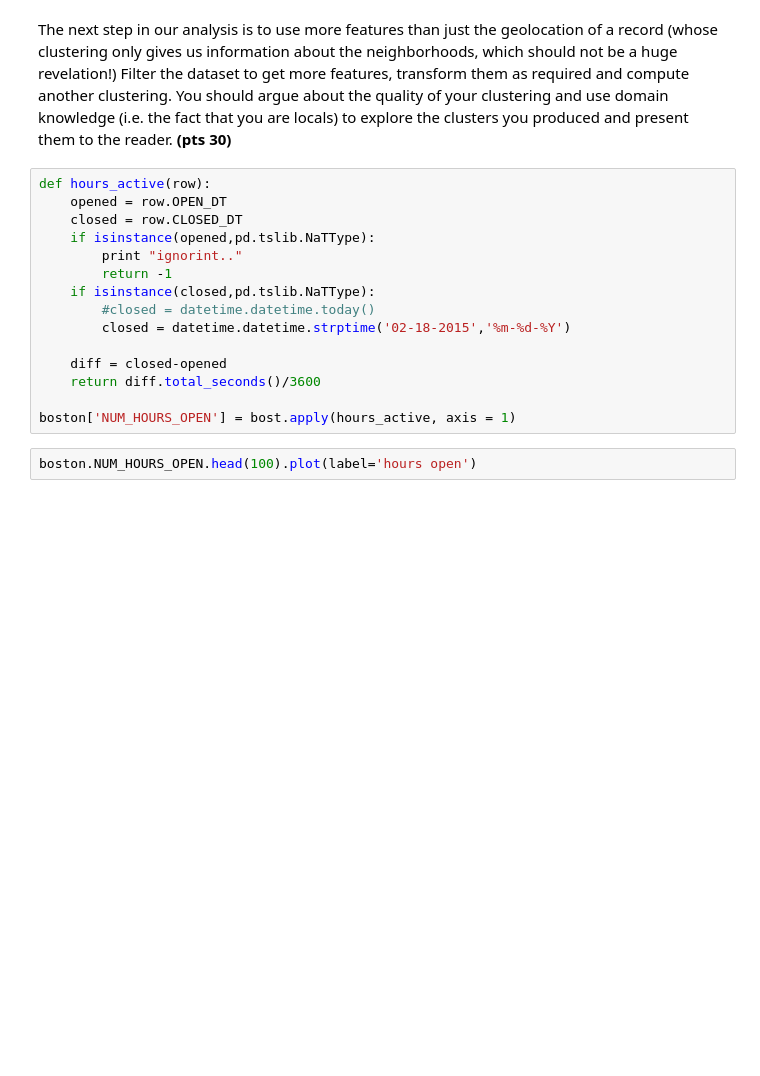
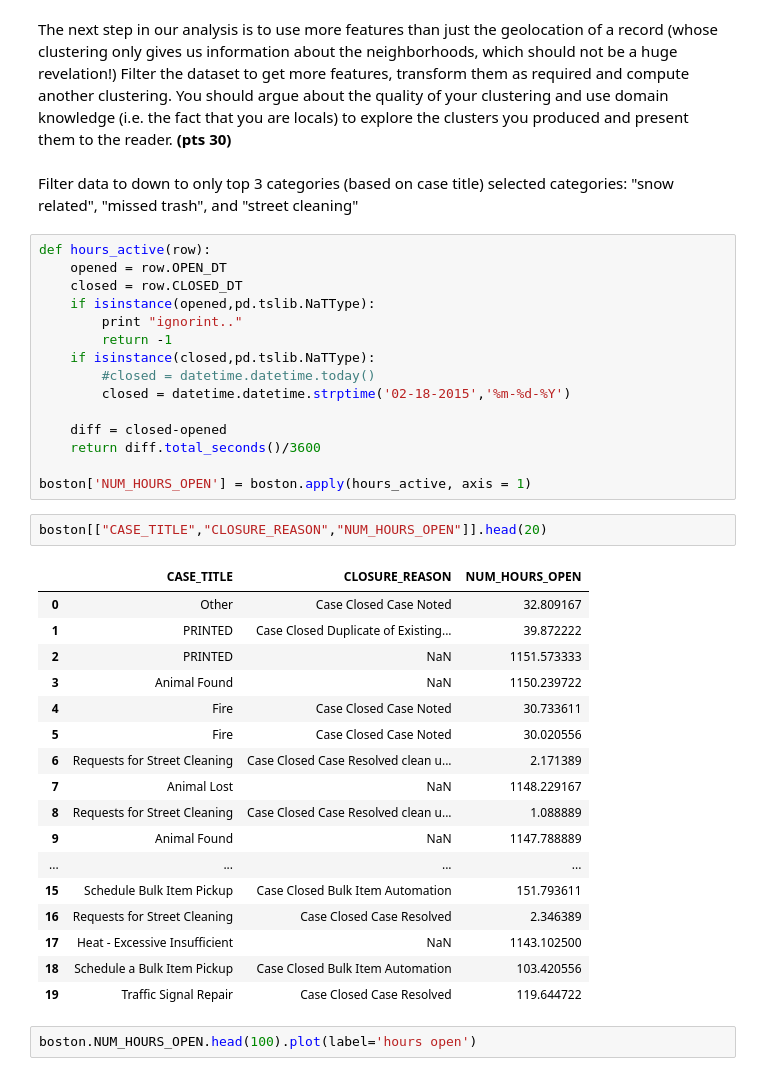
Before and after one commit to mwenda11/spring-2015-homeworks, a Jupyter notebook: submissions/Homework-3/3.Clustering.ipynb, the cells around one changed output. Saved outputs shown, nothing was run; the diff lists cells and outputs as text; blank space fills up the shorter version.

```diff
--- a/submissions/Homework-3/3.Clustering.ipynb
+++ b/submissions/Homework-3/3.Clustering.ipynb
@@ -136,6 +134,9 @@ plt.plot(scaled_gloc[labels==11,0],scaled_gloc[labels==11,1],color='#ff0066',mar
 ## Step 2. Using multiple features
 # %% [markdown]
 The next step in our analysis is to use more features than just the geolocation of a record (whose clustering only gives us information about the neighborhoods, which should not be a huge revelation!) Filter the dataset to get more features, transform them as required and compute another clustering. You should argue about the quality of your clustering and use domain knowledge (i.e. the fact that you are locals) to explore the clusters you produced and present them to the reader. **(pts 30)**
+# %% [markdown]
+Filter data to down to only top 3 categories (based on case title)
+selected categories: "snow related", "missed trash", and "street cleaning"
 # %%
 def hours_active(row):
     opened = row.OPEN_DT
@@ -150,7 +151,27 @@ def hours_active(row):
     diff = closed-opened
     return diff.total_seconds()/3600
 
-boston['NUM_HOURS_OPEN'] = bost.apply(hours_active, axis = 1)
+boston['NUM_HOURS_OPEN'] = boston.apply(hours_active, axis = 1)
+# %%
+boston[["CASE_TITLE","CLOSURE_REASON","NUM_HOURS_OPEN"]].head(20)
+# %% [output]
+|  | CASE_TITLE | CLOSURE_REASON | NUM_HOURS_OPEN |
+| 0 | Other | Case Closed Case Noted | 32.809167 |
+| 1 | PRINTED | Case Closed Duplicate of Existing... | 39.872222 |
+| 2 | PRINTED | NaN | 1151.573333 |
+| 3 | Animal Found | NaN | 1150.239722 |
+| 4 | Fire | Case Closed Case Noted | 30.733611 |
+| 5 | Fire | Case Closed Case Noted | 30.020556 |
+| 6 | Requests for Street Cleaning | Case Closed Case Resolved clean u... | 2.171389 |
+| 7 | Animal Lost | NaN | 1148.229167 |
+| 8 | Requests for Street Cleaning | Case Closed Case Resolved clean u... | 1.088889 |
+| 9 | Animal Found | NaN | 1147.788889 |
+| ... | ... | ... | ... |
+| 15 | Schedule Bulk Item Pickup | Case Closed Bulk Item Automation | 151.793611 |
+| 16 | Requests for Street Cleaning | Case Closed Case Resolved | 2.346389 |
+| 17 | Heat - Excessive Insufficient | NaN | 1143.102500 |
+| 18 | Schedule a Bulk Item Pickup | Case Closed Bulk Item Automation | 103.420556 |
+| 19 | Traffic Signal Repair | Case Closed Case Resolved | 119.644722 |
 # %%
 boston.NUM_HOURS_OPEN.head(100).plot(label='hours open')
 # %% [output]
```
Also changed, not shown: parts of 16 cells of this notebook.
